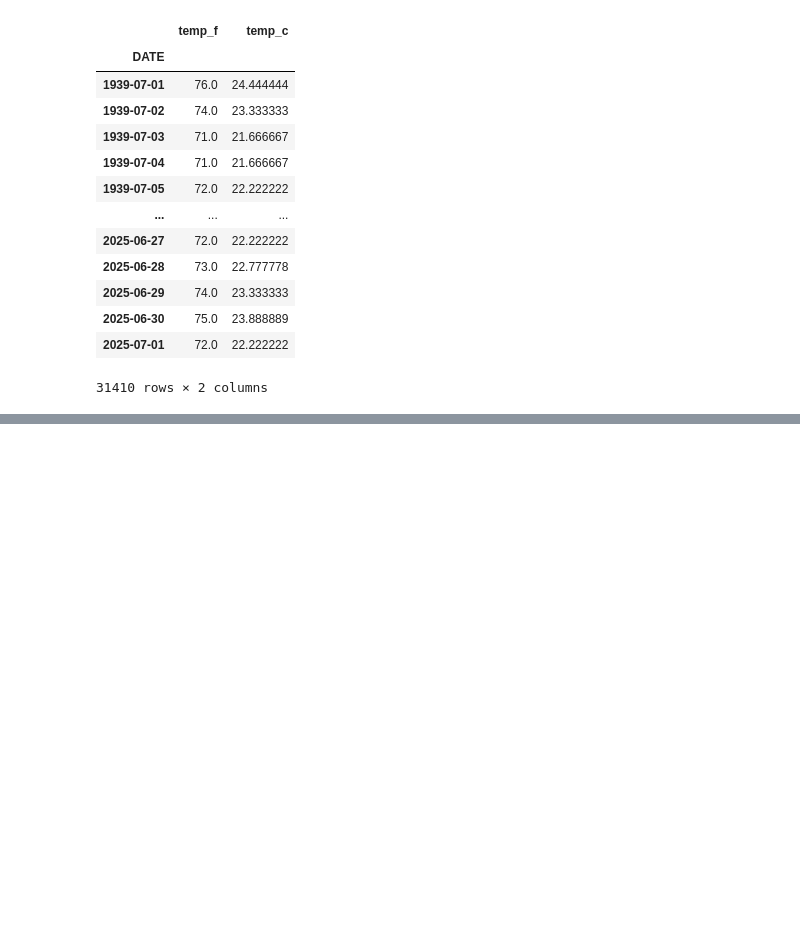
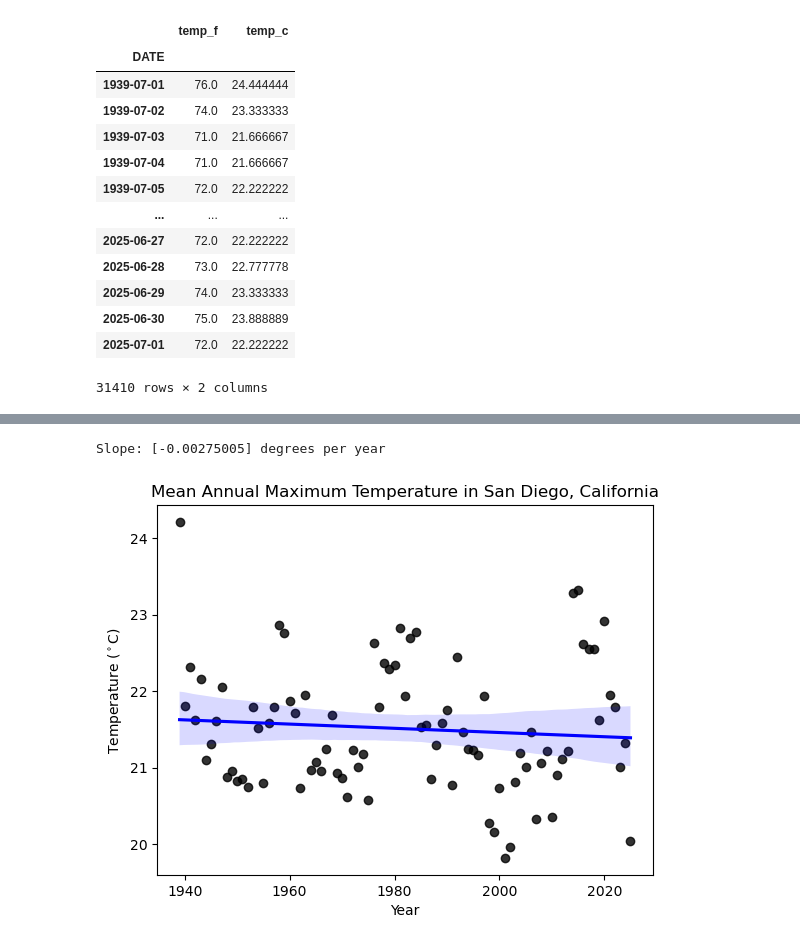
Before and after one commit to Haydensimm13/01-climate-change-coding-project, a Jupyter notebook: 06-climate-portfolio-assingment.ipynb, the cells around one changed output, grey strips where cells are left out. Drawn from its saved outputs; the diff is of its cells as text; code cells hidden in the pictures; blank space fills up the shorter version.

```diff
--- a/06-climate-portfolio-assingment.ipynb
+++ b/06-climate-portfolio-assingment.ipynb
@@ -140,0 +233,6 @@ sd_max_temp_units_df
+# %%
+
+### subset data to focus on celsius
+sd_ann_max_temp_c_df = sd_ann_max_temp_df[['temp_c']]
+
+sd_ann_max_temp_c_df
@@ -140,0 +254,48 @@ sd_max_temp_units_df
+# %%
+### fit an ols regression line to data
+
+### define ind variable
+### reshape year to be a 2d array for scikit-learn
+ind_variable = sd_ann_max_temp_c_df.index.year.values.reshape(-1,1)
+
+### define dep variable
+dep_variable = sd_ann_max_temp_c_df
+
+### generate linear regression mdoel
+model = LinearRegression()
+
+### fit model to data
+model.fit(ind_variable, dep_variable)
+
+### calculate and print metrics
+print(f'Slope: {model.coef_[0]} degrees per year')
+# %% [output]
+Slope: [-0.00275005] degrees per year
+# %%
+### generate plot with a trend line fir to the data
+ax = sns.regplot(
+    x = sd_ann_max_temp_c_df.index.year,
+    y = sd_ann_max_temp_c_df,
+
+    ### change color of data points
+    color = 'black',
+
+    ### change color of trend line
+    line_kws = {'color' : 'blue'}
+)
+
+### label plot
+ax.set(
+    title = 'Mean Annual Maximum Temperature in San Diego, California',
+    xlabel = 'Year',
+    ylabel = 'Temperature ($^\circ$C)'
+)
+
+### save plot
+plt.savefig('/workspaces/01-climate-change-coding-project/sandiego_max_' \
+'annual_temp.jpeg')
+
+### display plot
+plt.show()
+# %% [output]
+[figure, added]
```
Also changed, not shown: parts of 7 cells of this notebook, 5 other files.
